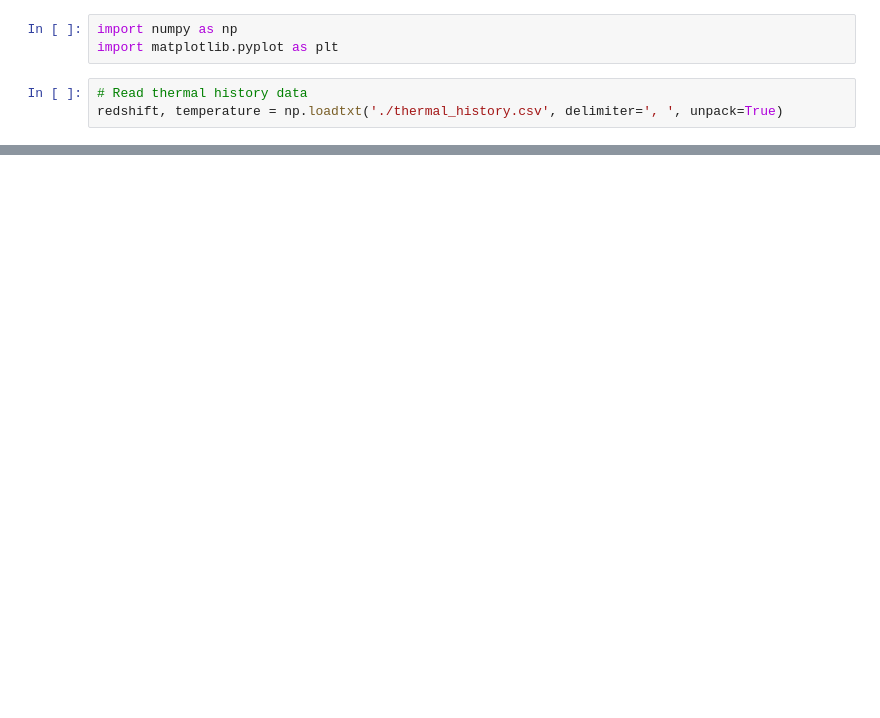
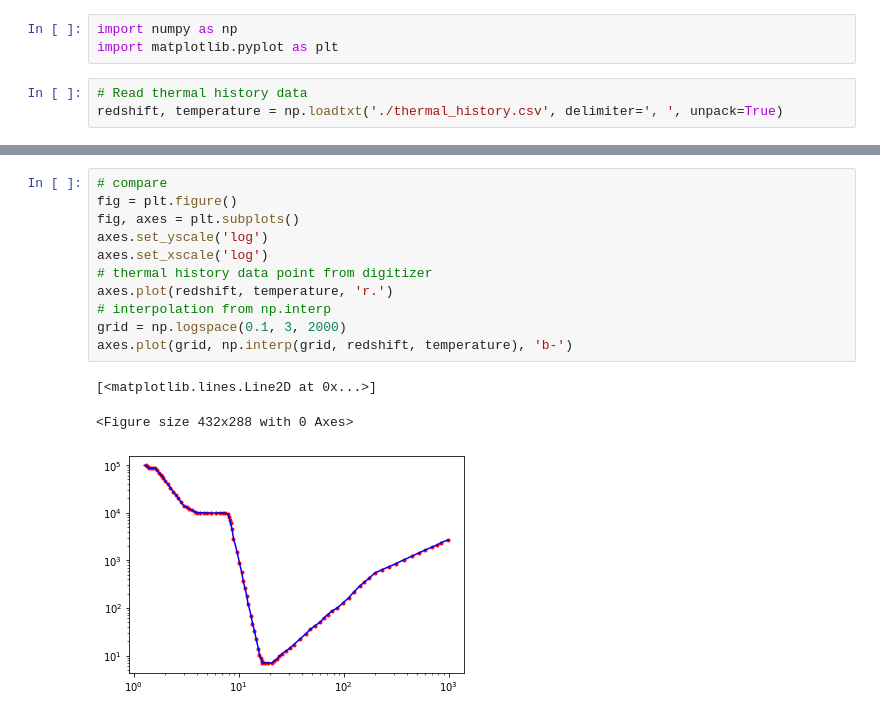
Before and after one commit to newspaperhinson/PBHAccretion, a Jupyter notebook: main.ipynb, the cells around one changed output, grey strips where cells are left out. Drawn from its saved outputs; the diff is of its cells as text; blank space fills up the shorter version.

```diff
--- a/main.ipynb
+++ b/main.ipynb
@@ -41,0 +42,15 @@ axes.plot(grid, np.interp(grid, redshift, temperature), '-')
+# %%
+# compare
+fig = plt.figure()
+fig, axes = plt.subplots()
+axes.set_yscale('log')
+axes.set_xscale('log')
+# thermal history data point from digitizer
+axes.plot(redshift, temperature, 'r.')
+# interpolation from np.interp
+grid = np.logspace(0.1, 3, 2000)
+axes.plot(grid, np.interp(grid, redshift, temperature), 'b-')
+# %% [output]
+[<matplotlib.lines.Line2D at 0x...>]
+<Figure size 432x288 with 0 Axes>
+[figure, added]
```
Also changed, not shown: parts of 3 cells of this notebook, 1 other file.
